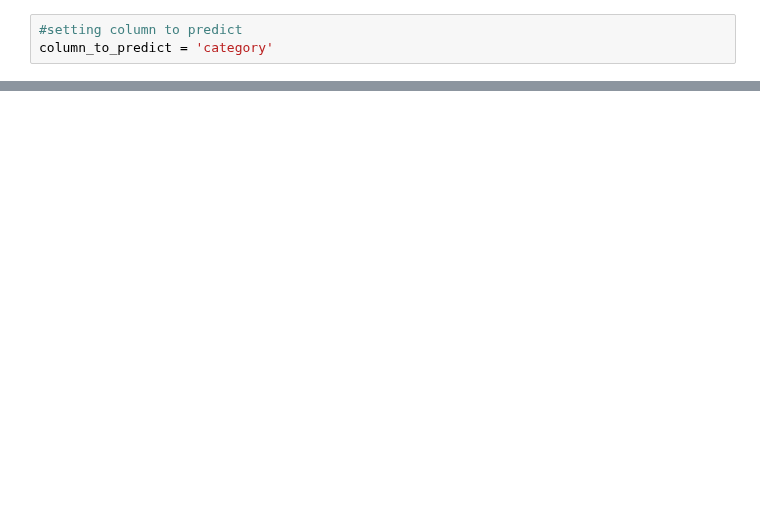
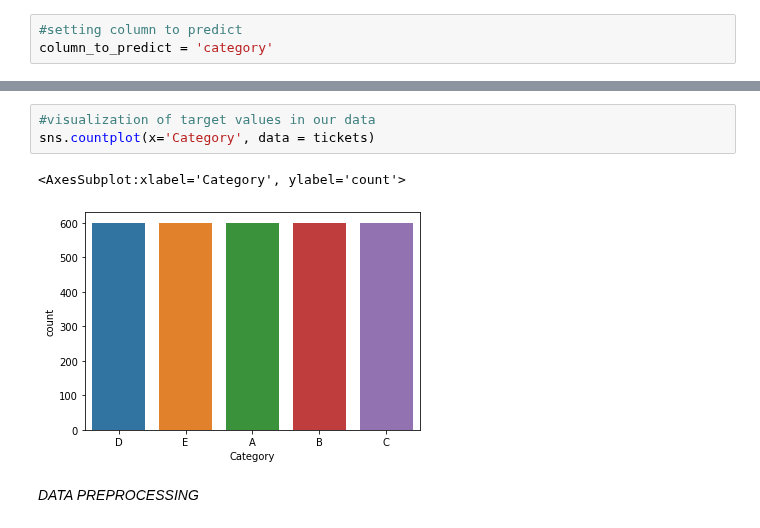
Before and after one commit to abhinav-deep/IT-Ticket-Prediction, a Jupyter notebook: source.ipynb, the cells around one changed output, grey strips where cells are left out. Saved outputs shown, nothing was run; the diff lists cells and outputs as text; blank space fills up the shorter version.

```diff
--- a/source.ipynb
+++ b/source.ipynb
@@ -226,0 +122,8 @@ if __name__ == "__main__":
+# %%
+#visualization of target values in our data
+sns.countplot(x='Category', data = tickets)
+# %% [output]
+<AxesSubplot:xlabel='Category', ylabel='count'>
+[figure, added]
+# %% [markdown]
+*DATA PREPROCESSING*
```
Also changed, not shown: parts of 56 cells of this notebook, 5 other files.
